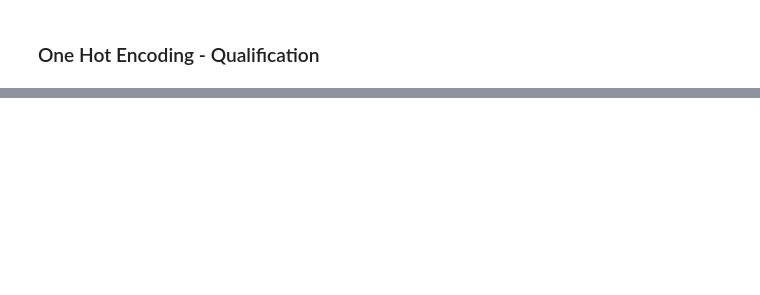
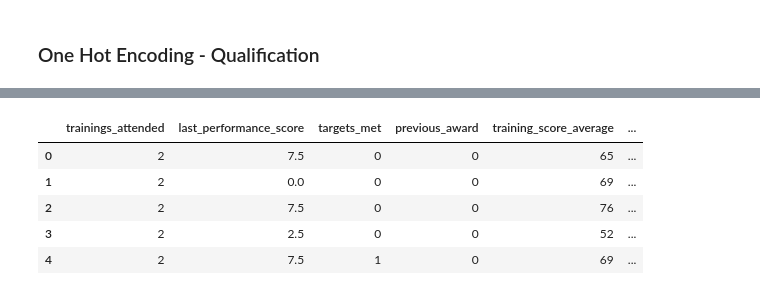
Before and after one commit to Xx1235/DSN-Staff-Promotion-Algorithm, a Jupyter notebook: dsn_yakubu.ipynb, the cells around one changed output, grey strips where cells are left out. Cells and saved outputs as stored; diff of their text form; code cells hidden in the pictures; blank space fills up the shorter version.

```diff
--- a/dsn_yakubu.ipynb
+++ b/dsn_yakubu.ipynb
@@ -895,0 +968,9 @@ dfqual = pd.get_dummies(df['qualification'], prefix = 'qualif')
+# %%
+df_test.head()
+# %% [output]
+|  | trainings_attended | last_performance_score | targets_met | previous_award | training_score_average | ... |
+| 0 | 2 | 7.5 | 0 | 0 | 65 | ... |
+| 1 | 2 | 0.0 | 0 | 0 | 69 | ... |
+| 2 | 2 | 7.5 | 0 | 0 | 76 | ... |
+| 3 | 2 | 2.5 | 0 | 0 | 52 | ... |
+| 4 | 2 | 7.5 | 1 | 0 | 69 | ... |
```
Also changed, not shown: parts of 46 cells of this notebook.
